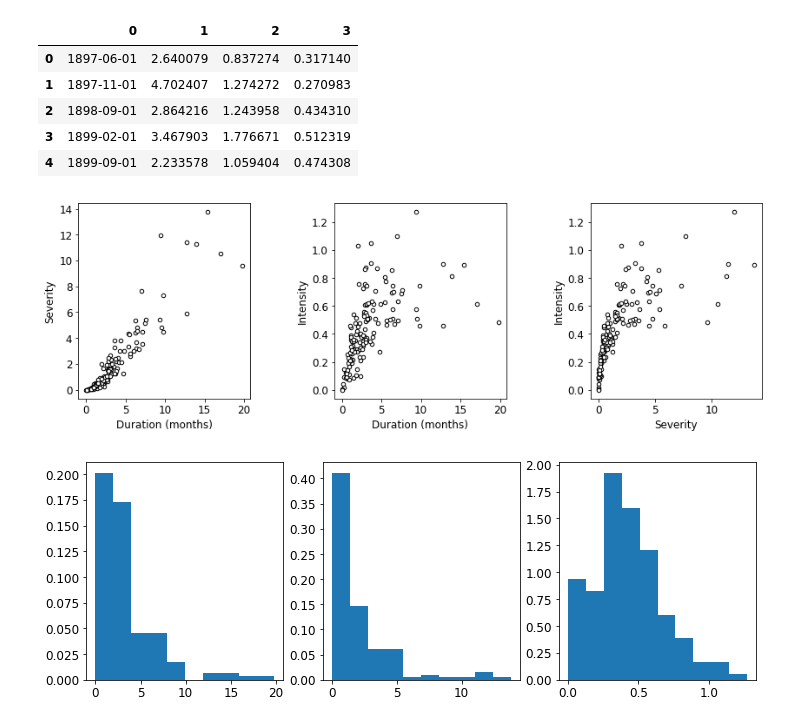
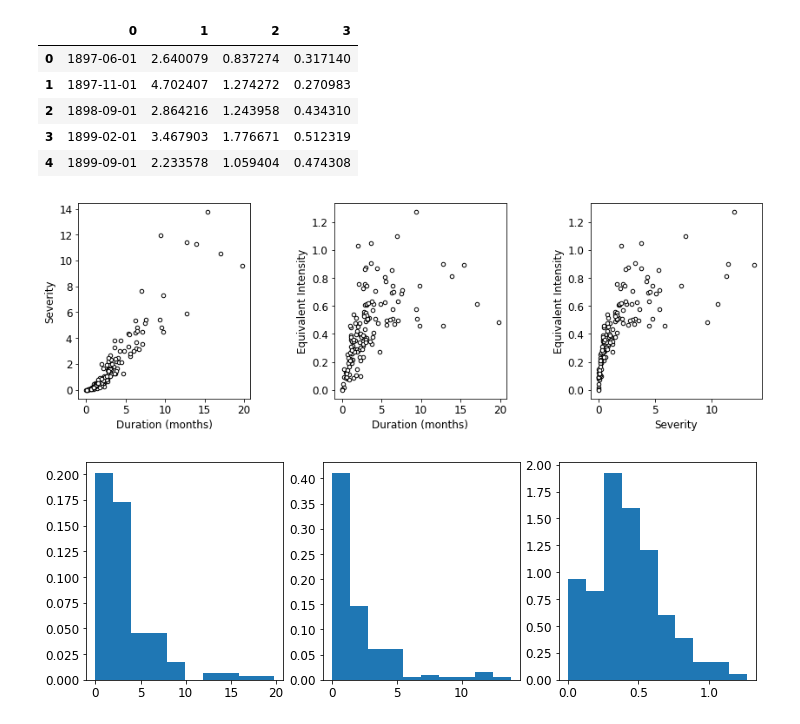
Before and after one commit to TaeminHeo/GCS, a Jupyter notebook: code/Drought_Plots.ipynb, the cells around one changed output. Cells and saved outputs as stored; diff of their text form; code cells hidden in the pictures.

```diff
--- a/code/Drought_Plots.ipynb
+++ b/code/Drought_Plots.ipynb
@@ -151,22 +151,22 @@ mavg_time = np.array(mavg_time)
 # %%
 fig, ax = plt.subplots(1,3,figsize=[12,4])
 sc = ax[0].scatter(alldata[1],alldata[2],marker='o',facecolor='w',color='k',s=20,linewidth=1)
 ax[0].set_xlabel('Duration (months)')
 ax[0].set_ylabel('Severity')
 
 ax[1].scatter(alldata[1],alldata[3],marker='o',facecolor='w',color='k',s=20,linewidth=1)
 ax[1].set_xlabel('Duration (months)')
-ax[1].set_ylabel('Intensity')
+ax[1].set_ylabel('Equivalent Intensity')
 
 ax[2].scatter(alldata[2],alldata[3],marker='o',facecolor='w',color='k',s=20,linewidth=1)
 ax[2].set_xlabel('Severity')
-ax[2].set_ylabel('Intensity')
+ax[2].set_ylabel('Equivalent Intensity')
 plt.subplots_adjust(wspace=10)
 plt.tight_layout()
 plt.savefig('../plots/scatter_dsz.png',dpi=300)
 plt.show()
 # %% [output]
-[figure, old version]
+[figure, new version]
 # %%
 fig, ax = plt.subplots(1,3,figsize=(12,4))
 ax[0].hist(alldata[1],density=True)
```
Also changed, not shown: parts of 4 cells of this notebook, 49 other files.
